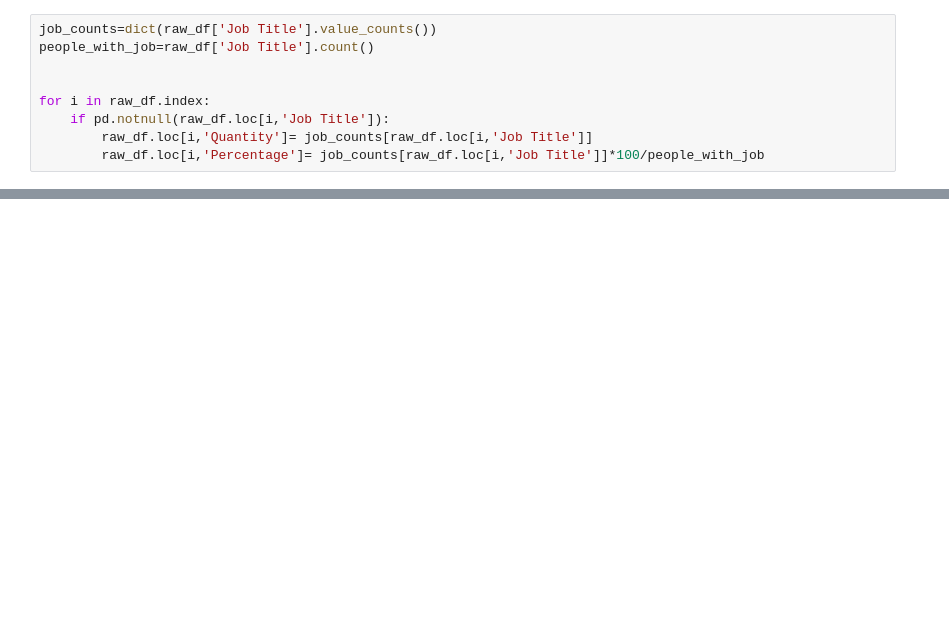
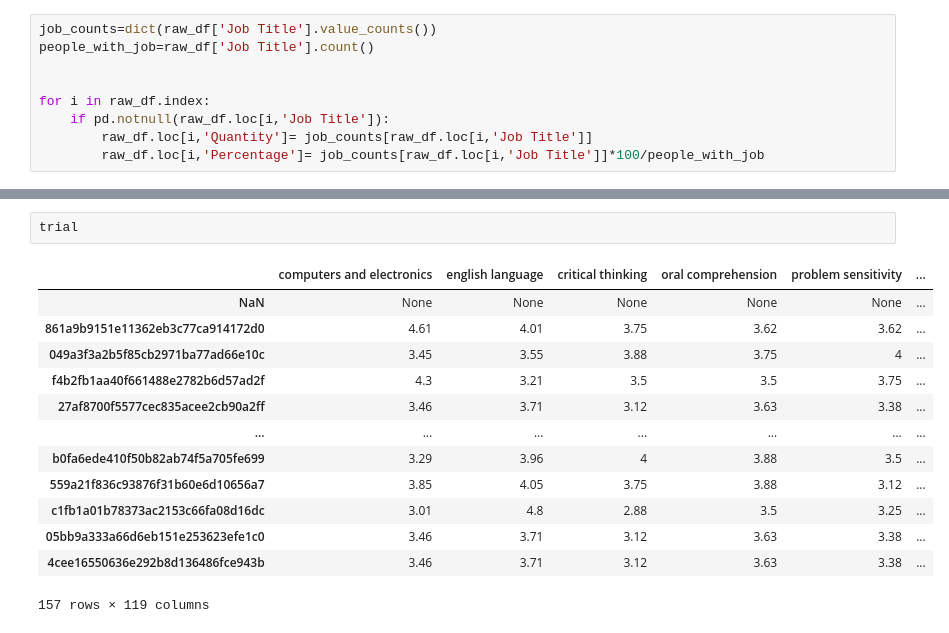
Before and after one commit to Alvaru89/project_m1, a Jupyter notebook: drafting.ipynb, the cells around one changed output, grey strips where cells are left out. Drawn from its saved outputs; the diff is of its cells as text; blank space fills up the shorter version.

```diff
--- a/drafting.ipynb
+++ b/drafting.ipynb
@@ -203,0 +200,16 @@ while True:
+# %%
+trial
+# %% [output]
+|  | computers and electronics | english language | critical thinking | oral comprehension | problem sensitivity | ... |
+| NaN | None | None | None | None | None | ... |
+| 861a9b9151e11362eb3c77ca914172d0 | 4.61 | 4.01 | 3.75 | 3.62 | 3.62 | ... |
+| 049a3f3a2b5f85cb2971ba77ad66e10c | 3.45 | 3.55 | 3.88 | 3.75 | 4 | ... |
+| f4b2fb1aa40f661488e2782b6d57ad2f | 4.3 | 3.21 | 3.5 | 3.5 | 3.75 | ... |
+| 27af8700f5577cec835acee2cb90a2ff | 3.46 | 3.71 | 3.12 | 3.63 | 3.38 | ... |
+| ... | ... | ... | ... | ... | ... | ... |
+| b0fa6ede410f50b82ab74f5a705fe699 | 3.29 | 3.96 | 4 | 3.88 | 3.5 | ... |
+| 559a21f836c93876f31b60e6d10656a7 | 3.85 | 4.05 | 3.75 | 3.88 | 3.12 | ... |
+| c1fb1a01b78373ac2153c66fa08d16dc | 3.01 | 4.8 | 2.88 | 3.5 | 3.25 | ... |
+| 05bb9a333a66d6eb151e253623efe1c0 | 3.46 | 3.71 | 3.12 | 3.63 | 3.38 | ... |
+| 4cee16550636e292b8d136486fce943b | 3.46 | 3.71 | 3.12 | 3.63 | 3.38 | ... |
+157 rows × 119 columns
```
Also changed, not shown: parts of 42 cells of this notebook, 10 other files.
